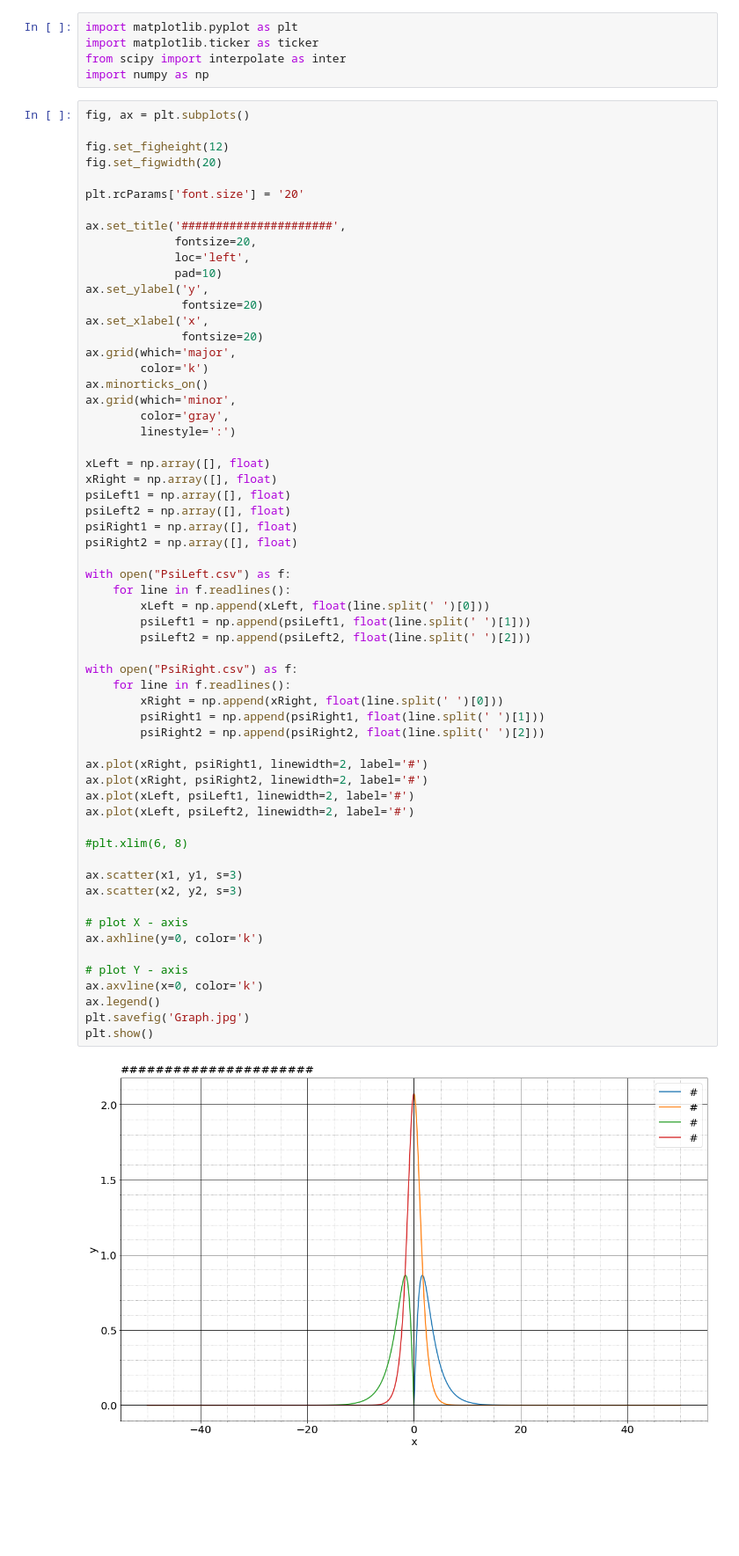
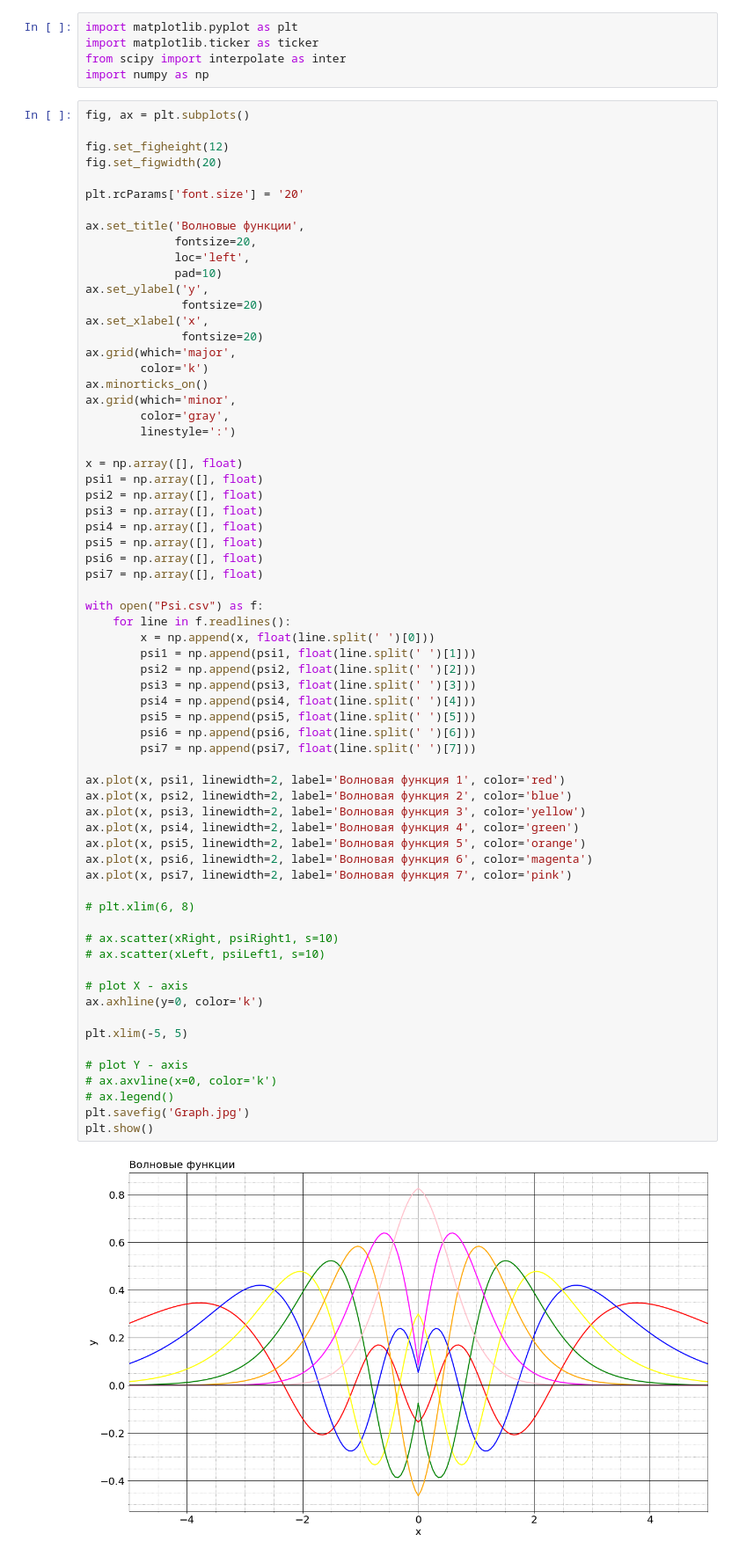
Before and after one commit to DikovAlexandr/NumericalMethods, a Jupyter notebook: SchrodingerOneDimension/PlotGrapher.ipynb, the cells around one changed output. Shown at 88% size. Cells and saved outputs as stored; diff of their text form; blank space fills up the shorter version.

Commit message:
Plot correction

```diff
--- a/SchrodingerOneDimension/PlotGrapher.ipynb
+++ b/SchrodingerOneDimension/PlotGrapher.ipynb
@@ -11,57 +11,63 @@ fig.set_figwidth(20)
 
 plt.rcParams['font.size'] = '20'
 
-ax.set_title('######################',
+ax.set_title('Волновые функции',
              fontsize=20,
              loc='left',
              pad=10)
 ax.set_ylabel('y',
               fontsize=20)
 ax.set_xlabel('x',
               fontsize=20)
 ax.grid(which='major',
         color='k')
 ax.minorticks_on()
 ax.grid(which='minor',
         color='gray',
         linestyle=':')
 
-xLeft = np.array([], float)
-xRight = np.array([], float)
-psiLeft1 = np.array([], float)
-psiLeft2 = np.array([], float)
-psiRight1 = np.array([], float)
-psiRight2 = np.array([], float)
+x = np.array([], float)
+psi1 = np.array([], float)
+psi2 = np.array([], float)
+psi3 = np.array([], float)
+psi4 = np.array([], float)
+psi5 = np.array([], float)
+psi6 = np.array([], float)
+psi7 = np.array([], float)
 
-with open("PsiLeft.csv") as f:
+with open("Psi.csv") as f:
     for line in f.readlines():
-        xLeft = np.append(xLeft, float(line.split(' ')[0]))
-        psiLeft1 = np.append(psiLeft1, float(line.split(' ')[1]))
-        psiLeft2 = np.append(psiLeft2, float(line.split(' ')[2]))
+        x = np.append(x, float(line.split(' ')[0]))
+        psi1 = np.append(psi1, float(line.split(' ')[1]))
+        psi2 = np.append(psi2, float(line.split(' ')[2]))
+        psi3 = np.append(psi3, float(line.split(' ')[3]))
+        psi4 = np.append(psi4, float(line.split(' ')[4]))
+        psi5 = np.append(psi5, float(line.split(' ')[5]))
+        psi6 = np.append(psi6, float(line.split(' ')[6]))
+        psi7 = np.append(psi7, float(line.split(' ')[7]))
 
-with open("PsiRight.csv") as f:
-    for line in f.readlines():
-        xRight = np.append(xRight, float(line.split(' ')[0]))
-        psiRight1 = np.append(psiRight1, float(line.split(' ')[1]))
-        psiRight2 = np.append(psiRight2, float(line.split(' ')[2]))
+ax.plot(x, psi1, linewidth=2, label='Волновая функция 1', color='red')
+ax.plot(x, psi2, linewidth=2, label='Волновая функция 2', color='blue')
+ax.plot(x, psi3, linewidth=2, label='Волновая функция 3', color='yellow')
+ax.plot(x, psi4, linewidth=2, label='Волновая функция 4', color='green')
+ax.plot(x, psi5, linewidth=2, label='Волновая функция 5', color='orange')
+ax.plot(x, psi6, linewidth=2, label='Волновая функция 6', color='magenta')
+ax.plot(x, psi7, linewidth=2, label='Волновая функция 7', color='pink')
 
-ax.plot(xRight, psiRight1, linewidth=2, label='#')
-ax.plot(xRight, psiRight2, linewidth=2, label='#')
-ax.plot(xLeft, psiLeft1, linewidth=2, label='#')
-ax.plot(xLeft, psiLeft2, linewidth=2, label='#')
+# plt.xlim(6, 8)
 
-#plt.xlim(6, 8)
-
-ax.scatter(x1, y1, s=3)
-ax.scatter(x2, y2, s=3)
+# ax.scatter(xRight, psiRight1, s=10)
+# ax.scatter(xLeft, psiLeft1, s=10)
 
 # plot X - axis
 ax.axhline(y=0, color='k')
 
+plt.xlim(-5, 5)
+
 # plot Y - axis
-ax.axvline(x=0, color='k')
-ax.legend()
+# ax.axvline(x=0, color='k')
+# ax.legend()
 plt.savefig('Graph.jpg')
 plt.show()
 # %% [output]
-[figure, old version]
+[figure, new version]
```
Also changed, not shown: parts of 1 cell of this notebook, 6 other files.
